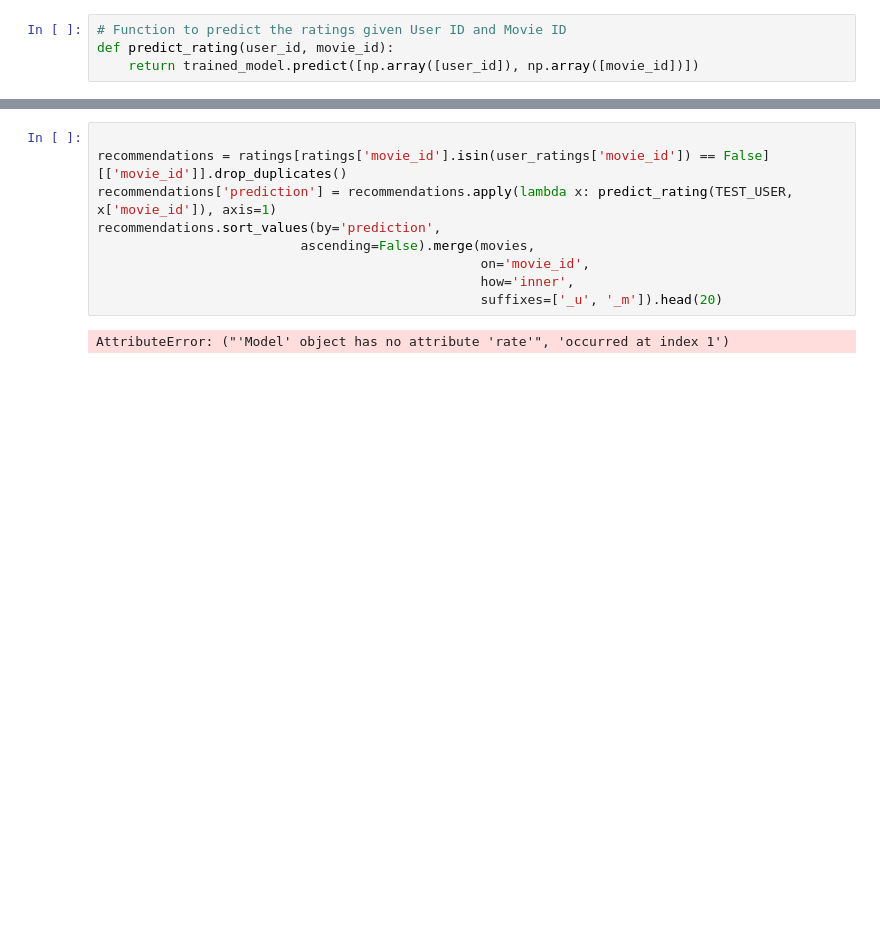
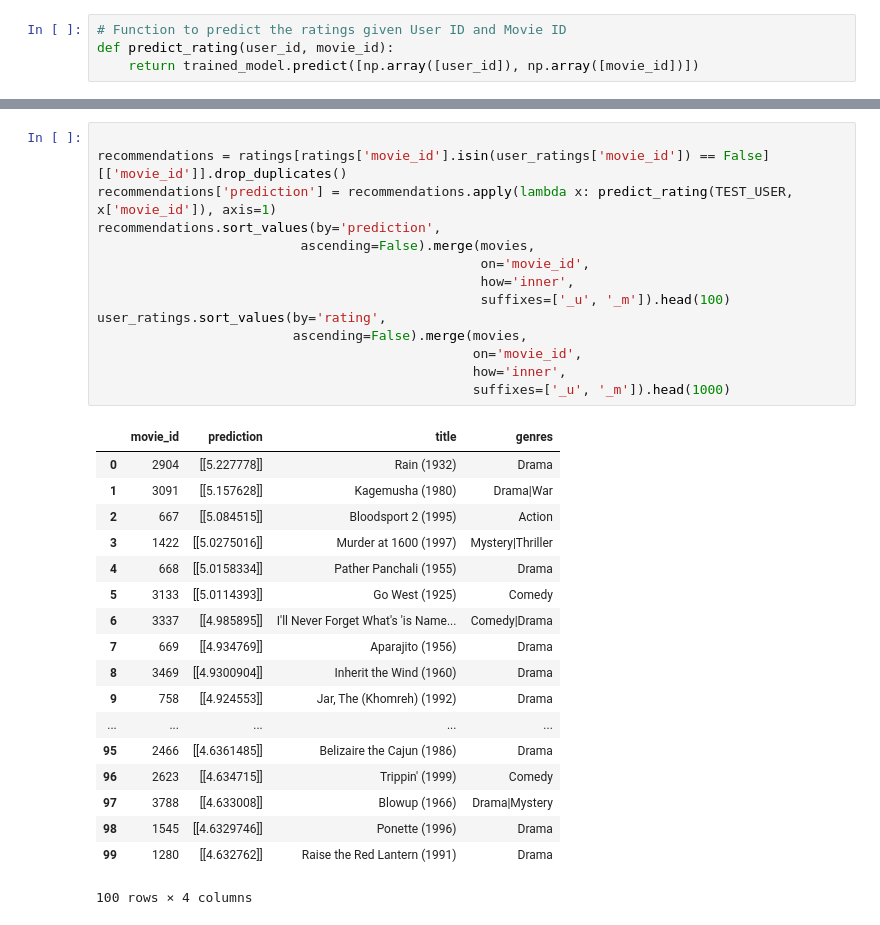
Before and after one commit to GentleTomZerg/RecommendationSystem-DeepLearning-MF, a Jupyter notebook: DeepLearningMFModel.ipynb, the cells around one changed output, grey strips where cells are left out. Drawn from its saved outputs; the diff is of its cells as text; blank space fills up the shorter version.

```diff
--- a/DeepLearningMFModel.ipynb
+++ b/DeepLearningMFModel.ipynb
@@ -193,11 +212,33 @@ user_ratings.sort_values(by='rating',
 # %%
 
 recommendations = ratings[ratings['movie_id'].isin(user_ratings['movie_id']) == False][['movie_id']].drop_duplicates()
 recommendations['prediction'] = recommendations.apply(lambda x: predict_rating(TEST_USER, x['movie_id']), axis=1)
 recommendations.sort_values(by='prediction',
                           ascending=False).merge(movies,
                                                  on='movie_id',
                                                  how='inner',
-                                                 suffixes=['_u', '_m']).head(20)
+                                                 suffixes=['_u', '_m']).head(100)
+user_ratings.sort_values(by='rating',
+                         ascending=False).merge(movies,
+                                                on='movie_id',
+                                                how='inner',
+                                                suffixes=['_u', '_m']).head(1000)
 # %% [output]
+|  | movie_id | prediction | title | genres |
+| 0 | 2904 | [[5.227778]] | Rain (1932) | Drama |
+| 1 | 3091 | [[5.157628]] | Kagemusha (1980) | Drama|War |
+| 2 | 667 | [[5.084515]] | Bloodsport 2 (1995) | Action |
+| 3 | 1422 | [[5.0275016]] | Murder at 1600 (1997) | Mystery|Thriller |
+| 4 | 668 | [[5.0158334]] | Pather Panchali (1955) | Drama |
+| 5 | 3133 | [[5.0114393]] | Go West (1925) | Comedy |
+| 6 | 3337 | [[4.985895]] | I'll Never Forget What's 'is Name... | Comedy|Drama |
+| 7 | 669 | [[4.934769]] | Aparajito (1956) | Drama |
+| 8 | 3469 | [[4.9300904]] | Inherit the Wind (1960) | Drama |
+| 9 | 758 | [[4.924553]] | Jar, The (Khomreh) (1992) | Drama |
+| ... | ... | ... | ... | ... |
+| 95 | 2466 | [[4.6361485]] | Belizaire the Cajun (1986) | Drama |
+| 96 | 2623 | [[4.634715]] | Trippin' (1999) | Comedy |
+| 97 | 3788 | [[4.633008]] | Blowup (1966) | Drama|Mystery |
+| 98 | 1545 | [[4.6329746]] | Ponette (1996) | Drama |
+| 99 | 1280 | [[4.632762]] | Raise the Red Lantern (1991) | Drama |
-AttributeError: ("'Model' object has no attribute 'rate'", 'occurred at index 1')
+100 rows × 4 columns
```
Also changed, not shown: parts of 6 cells of this notebook.
